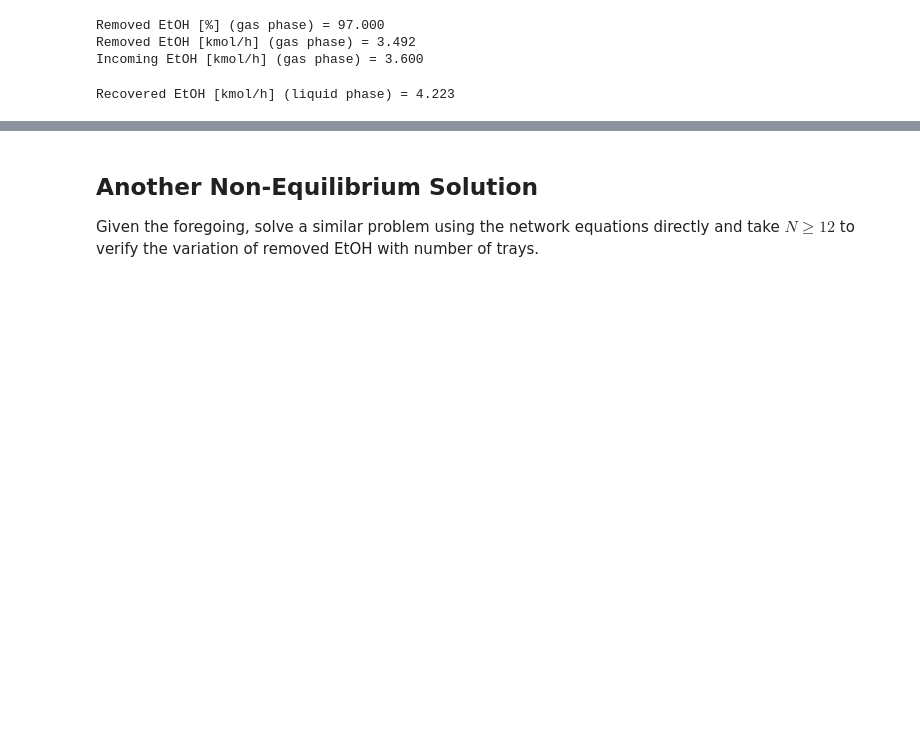
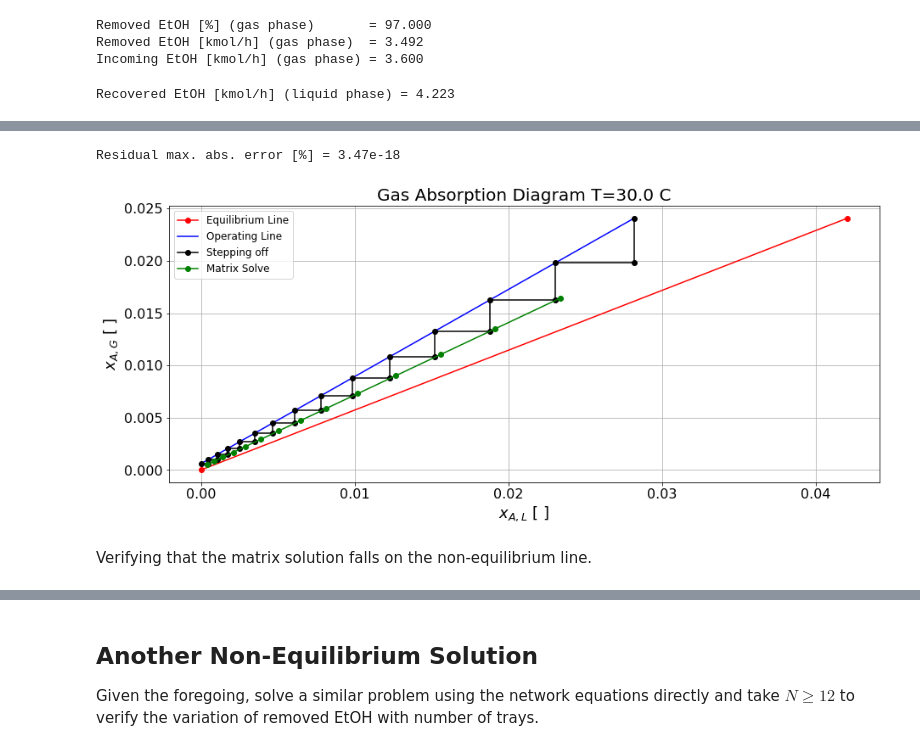
Before and after one commit to dpploy/engy-5140, a Jupyter notebook: notebooks/04-gas-absorption-problem.ipynb, the cells around one changed output, grey strips where cells are left out. Saved outputs shown, nothing was run; the diff lists cells and outputs as text; code cells hidden in the pictures; blank space fills up the shorter version.

```diff
--- a/notebooks/04-gas-absorption-problem.ipynb
+++ b/notebooks/04-gas-absorption-problem.ipynb
@@ -338,7 +376,7 @@ Molar Fractions [] at T = 30.00
 # %%
 '''Plot Diagram Function'''
 
-def plot_diagram(xpts,ypts):
+def plot_diagram(xpts,ypts, yvec=None, yvec_legend='Other Pts'):
 
     import matplotlib.pyplot as plt
     import numpy as np
@@ -357,6 +395,10 @@ def plot_diagram(xpts,ypts):
     # plot all step off diagram nodes
     plt.plot( xpts, ypts, 'ko-',label='Stepping off' )
 
+    # additional points (passed as one vector) for comparison
+    if yvec is not None:
+        plt.plot( yvec[int(yvec.size/2):], yvec[:int(yvec.size/2)] , 'go-',label=yvec_legend )
+
     plt.xlabel(r'$x_{A,L}$ [ ]',fontsize=18)
     plt.ylabel(r'$x_{A,G}$ [ ]',fontsize=18)
     plt.title(r'Gas Absorption Diagram T=%2.1f C'%const.convert_temperature(temp,'K','C'),fontsize=20)
@@ -634,0 +896,20 @@ Recovered EtOH [kmol/h] (liquid phase) = 4.223
+# %%
+'''Assemble RHS of Network Algebraic Equations Vector'''
+
+bvec = get_rhs_vector( n_neq_stages, relax_factor, x_A_G_N1=x_A_G_N1, x_A_L_0=x_A_L_0 )
+# %%
+'''Check the solution error obtained'''
+
+yvec = np.linalg.solve(amtrx,bvec)
+
+# Update the gas phase concentrations
+table['x_A_G(k)'] = list(yvec[:n_neq_stages])
+# Update the liquid phase concentrations
+table['x_A_L(k)'] = list(yvec[n_neq_stages:])
+
+print('')
+print('********** Problem Solution **********')
+print('Molar Fractions [] at T = %2.2f'%const.convert_temperature(temp,'K','C'))
+print('')
+print(pd.DataFrame(table))
+print('**************************************')
@@ -634,0 +936,12 @@ Recovered EtOH [kmol/h] (liquid phase) = 4.223
+# %%
+'''Check the residual of the solution'''
+
+print('Residual max. abs. error [%%] = %1.2e'%np.max(np.abs(amtrx @ yvec - bvec)))
+# %% [output]
+Residual max. abs. error [%] = 3.47e-18
+# %%
+plot_diagram(xpts,ypts,yvec,yvec_legend='Matrix Solve')
+# %% [output]
+[figure, added]
+# %% [markdown]
+Verifying that the matrix solution falls on the non-equilibrium line.
```
Also changed, not shown: parts of 54 cells of this notebook, 1 other file.
